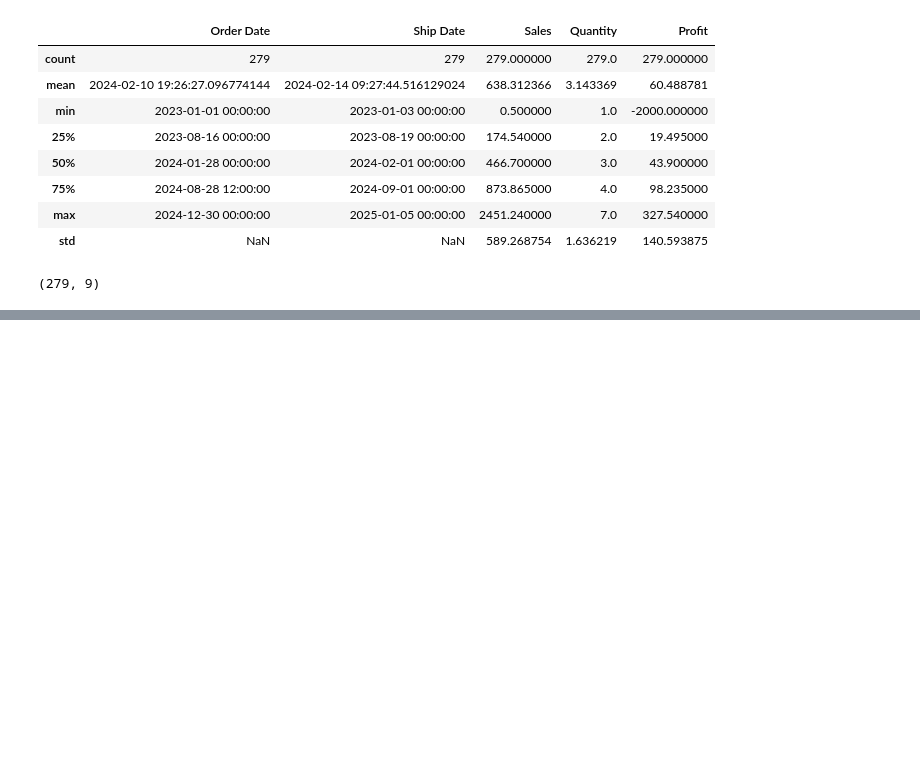
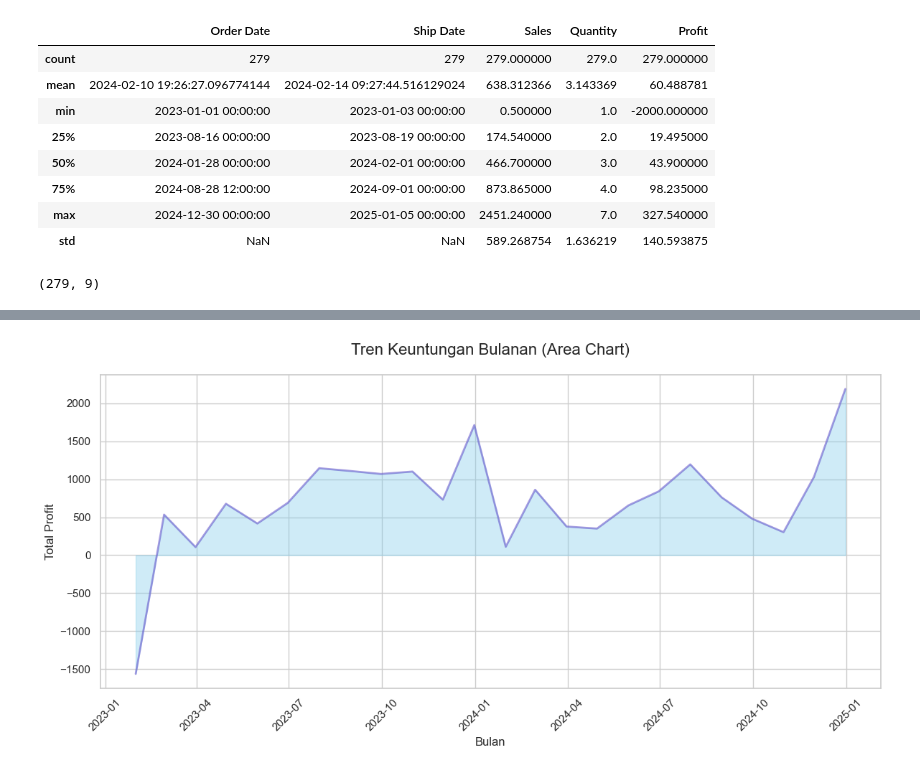
Before and after one commit to rfaoktvian/VisualisasiData_College, a Jupyter notebook: Assignment2/main.ipynb, the cells around one changed output, grey strips where cells are left out. Cells and saved outputs as stored; diff of their text form; code cells hidden in the pictures; blank space fills up the shorter version.

```diff
--- a/Assignment2/main.ipynb
+++ b/Assignment2/main.ipynb
@@ -416,0 +425,12 @@ df.head()
+# %%
+plt.figure(figsize=(12, 6))
+plt.fill_between(monthly_data['Order Date'], monthly_data['Profit'], color="skyblue", alpha=0.4)
+plt.plot(monthly_data['Order Date'], monthly_data['Profit'], color="Slateblue", alpha=0.6, linewidth=2)
+plt.title('Tren Keuntungan Bulanan (Area Chart)', fontsize=16, pad=20)
+plt.xlabel('Bulan', fontsize=12)
+plt.ylabel('Total Profit', fontsize=12)
+plt.xticks(rotation=45)
+plt.tight_layout()
+plt.show()
+# %% [output]
+[figure, added]
```
Also changed, not shown: parts of 5 cells of this notebook.
